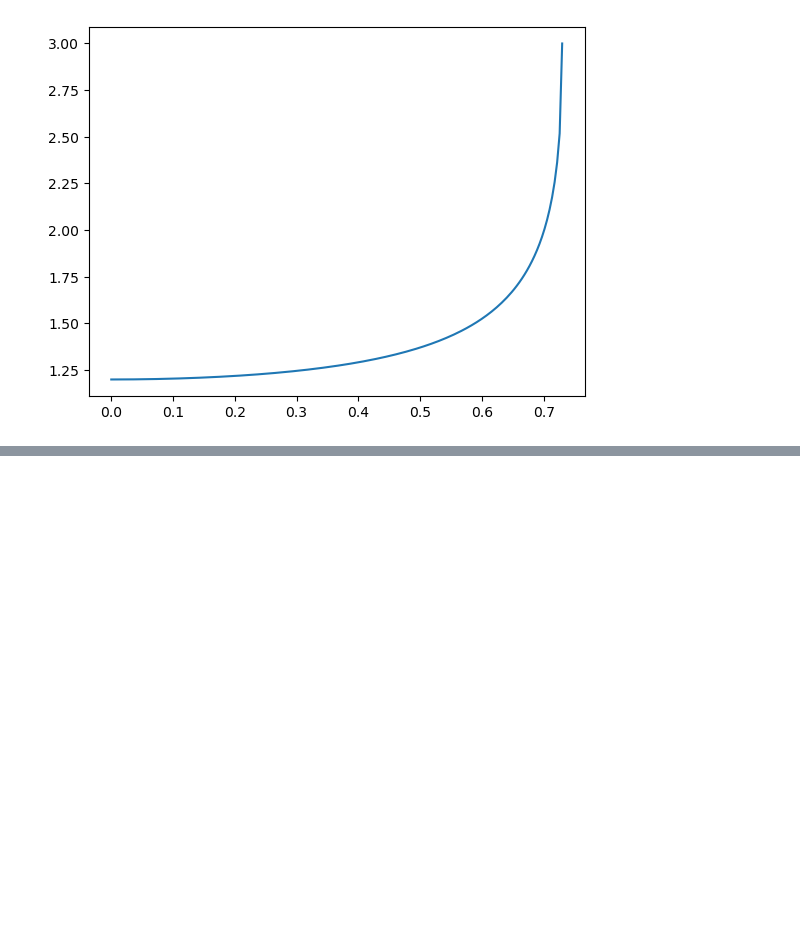
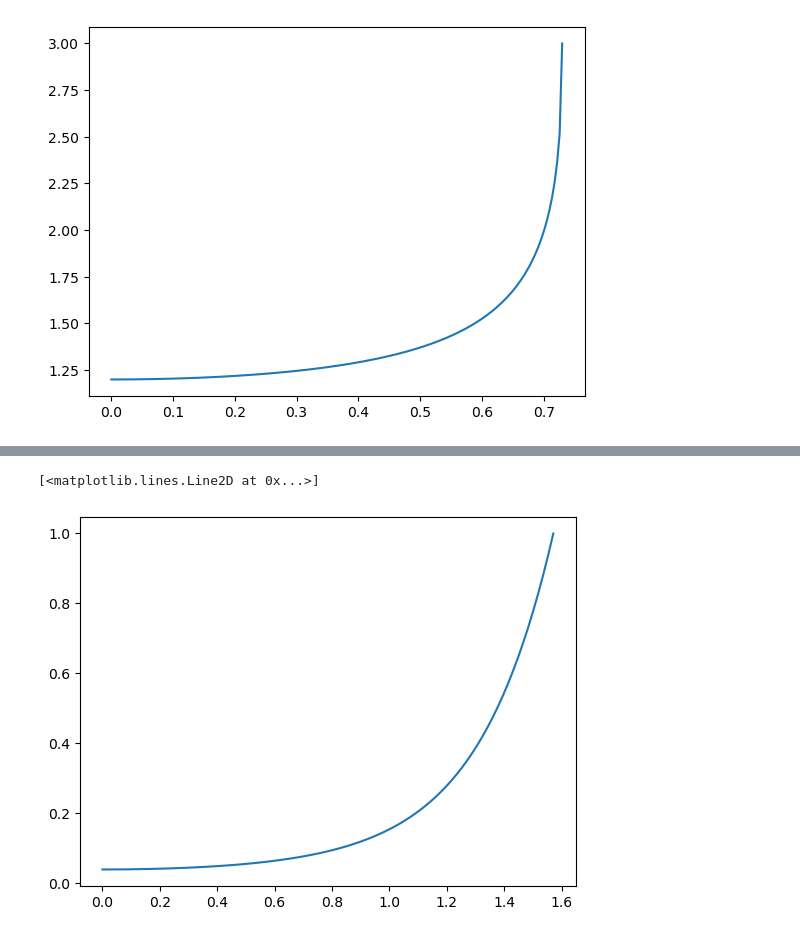
Before and after one commit to jhoyland/PHYS3710F22, a Jupyter notebook: Reflection & Transmission Worksheet.ipynb, the cells around one changed output, grey strips where cells are left out. Cells and saved outputs as stored; diff of their text form; code cells hidden in the pictures; blank space fills up the shorter version.

```diff
--- a/Reflection & Transmission Worksheet.ipynb
+++ b/Reflection & Transmission Worksheet.ipynb
@@ -71,0 +80,6 @@ plt.plot(thetacrit,tp2)
+# %%
+Rs1 = rs1**2
+plt.plot(theta,Rs1)
+# %% [output]
+[<matplotlib.lines.Line2D at 0x...>]
+[figure, added]
```
Also changed, not shown: parts of 9 cells of this notebook.
